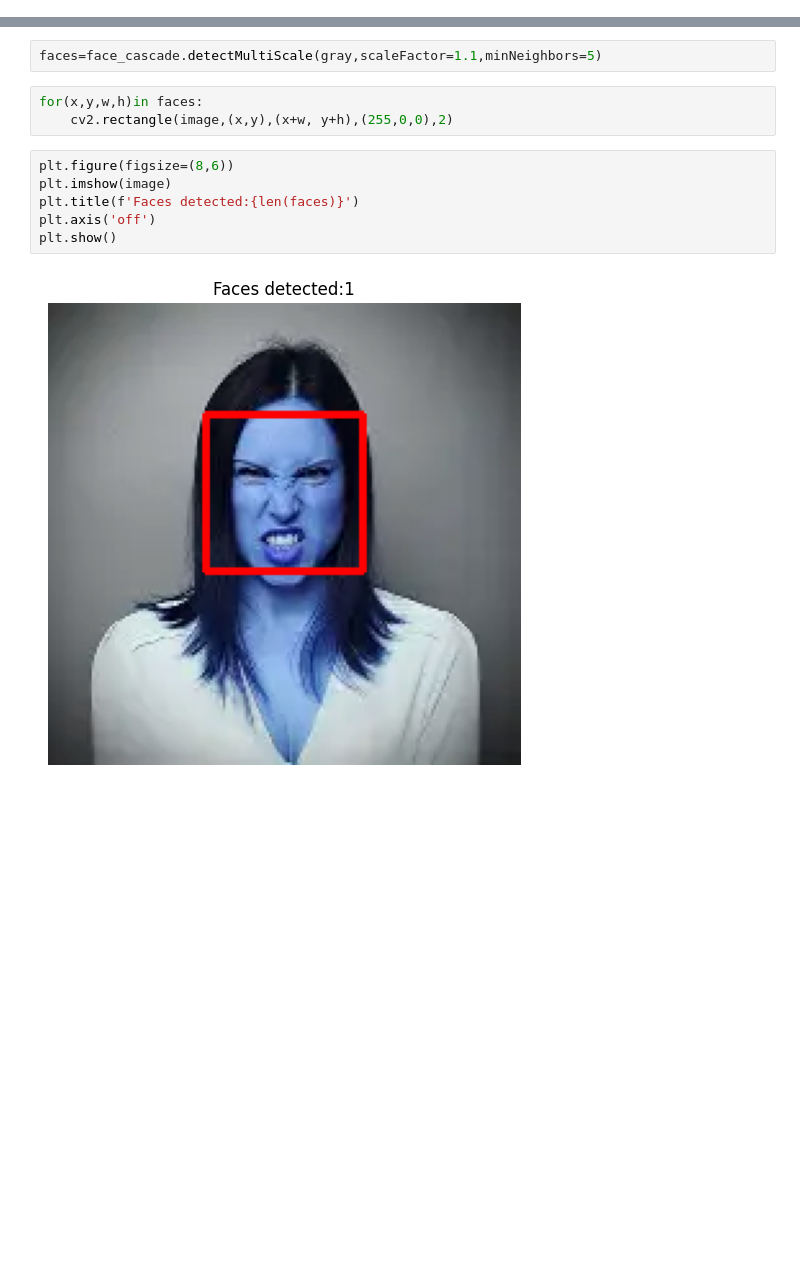
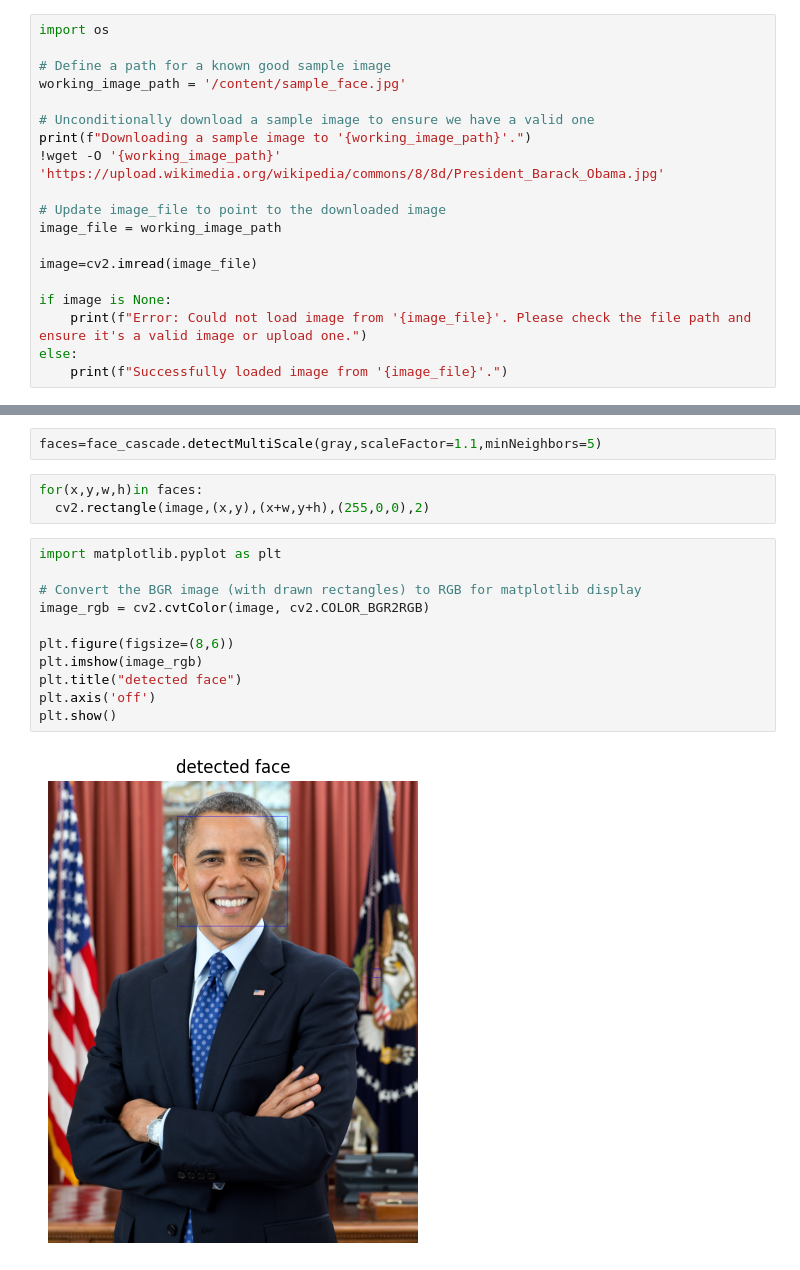
Before and after one commit to yaminiparmesh/LINEAR-REGRESSION, a Jupyter notebook: LinearRegression.ipynb, the cells around one changed output, grey strips where cells are left out. Drawn from its saved outputs; the diff is of its cells as text; blank space fills up the shorter version.

```diff
--- a/LinearRegression.ipynb
+++ b/LinearRegression.ipynb
@@ -252,0 +236,19 @@ haar_face.xml       100%[===================>] 908.33K  --.-KB/s    in 0.008s
+# %%
+import os
+
+# Define a path for a known good sample image
+working_image_path = '/content/sample_face.jpg'
+
+# Unconditionally download a sample image to ensure we have a valid one
+print(f"Downloading a sample image to '{working_image_path}'.")
+!wget -O '{working_image_path}' 'https://upload.wikimedia.org/wikipedia/commons/8/8d/President_Barack_Obama.jpg'
+
+# Update image_file to point to the downloaded image
+image_file = working_image_path
+
+image=cv2.imread(image_file)
+
+if image is None:
+    print(f"Error: Could not load image from '{image_file}'. Please check the file path and ensure it's a valid image or upload one.")
+else:
+    print(f"Successfully loaded image from '{image_file}'.")
@@ -256,12 +272,17 @@ gray=cv2.cvtColor(image,cv2.COLOR_BGR2GRAY)
 faces=face_cascade.detectMultiScale(gray,scaleFactor=1.1,minNeighbors=5)
 # %%
 for(x,y,w,h)in faces:
-    cv2.rectangle(image,(x,y),(x+w, y+h),(255,0,0),2)
+  cv2.rectangle(image,(x,y),(x+w,y+h),(255,0,0),2)
 # %%
+import matplotlib.pyplot as plt
+
+# Convert the BGR image (with drawn rectangles) to RGB for matplotlib display
+image_rgb = cv2.cvtColor(image, cv2.COLOR_BGR2RGB)
+
 plt.figure(figsize=(8,6))
-plt.imshow(image)
-plt.title(f'Faces detected:{len(faces)}')
+plt.imshow(image_rgb)
+plt.title("detected face")
 plt.axis('off')
 plt.show()
 # %% [output]
-[figure, old version]
+[figure, new version]
```
Also changed, not shown: parts of 4 cells of this notebook.
